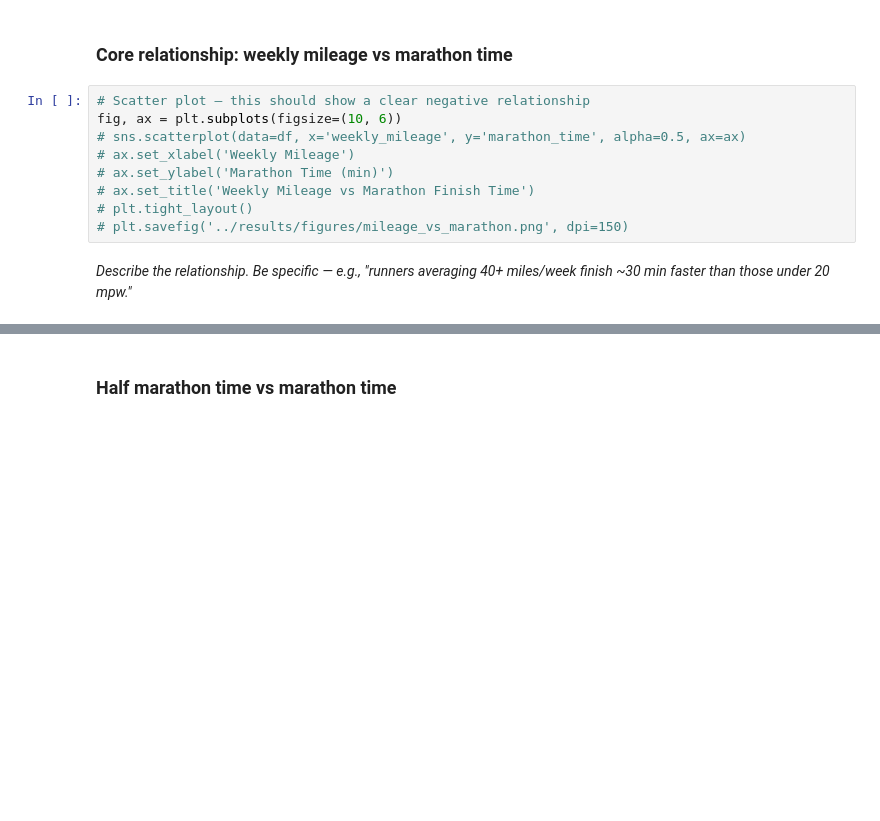
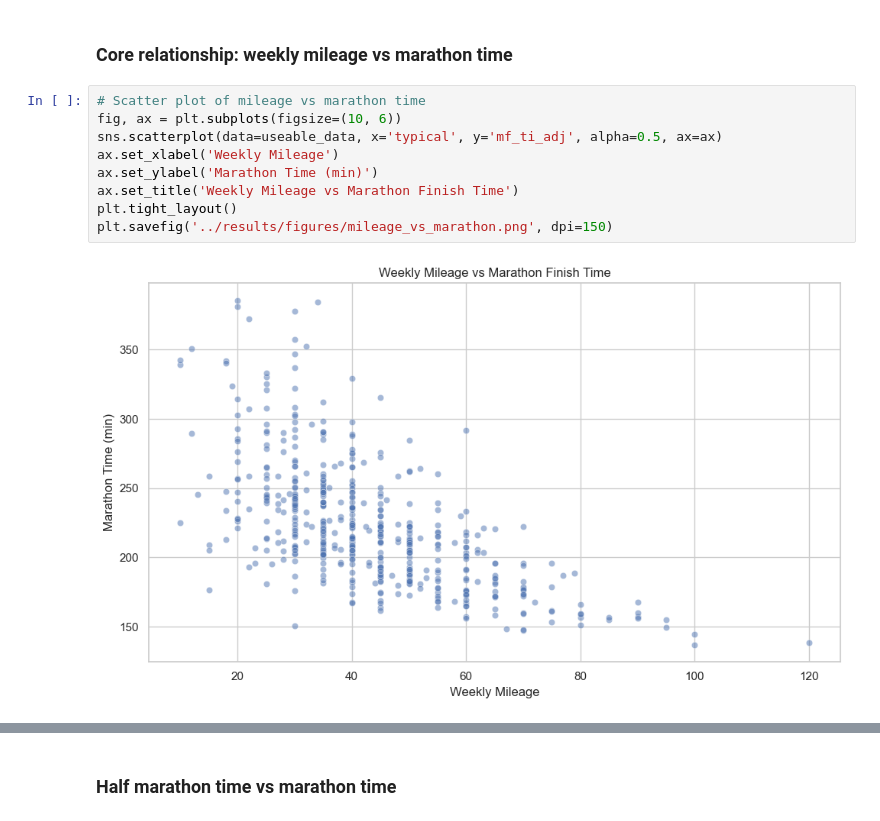
Before and after one commit to jacmil/Marathon-Pace-Predictor, a Jupyter notebook: notebooks/01_data_exploration.ipynb, the cells around one changed output, grey strips where cells are left out. Cells and saved outputs as stored; diff of their text form; blank space fills up the shorter version.

```diff
--- a/notebooks/01_data_exploration.ipynb
+++ b/notebooks/01_data_exploration.ipynb
@@ -160,13 +179,13 @@ fig, ax = plt.subplots(figsize=(10, 5))
 # %% [markdown]
 ### Core relationship: weekly mileage vs marathon time
 # %%
-# Scatter plot — this should show a clear negative relationship
+# Scatter plot of mileage vs marathon time
 fig, ax = plt.subplots(figsize=(10, 6))
-# sns.scatterplot(data=df, x='weekly_mileage', y='marathon_time', alpha=0.5, ax=ax)
-# ax.set_xlabel('Weekly Mileage')
-# ax.set_ylabel('Marathon Time (min)')
-# ax.set_title('Weekly Mileage vs Marathon Finish Time')
-# plt.tight_layout()
-# plt.savefig('../results/figures/mileage_vs_marathon.png', dpi=150)
+sns.scatterplot(data=useable_data, x='typical', y='mf_ti_adj', alpha=0.5, ax=ax)
+ax.set_xlabel('Weekly Mileage')
+ax.set_ylabel('Marathon Time (min)')
+ax.set_title('Weekly Mileage vs Marathon Finish Time')
+plt.tight_layout()
+plt.savefig('../results/figures/mileage_vs_marathon.png', dpi=150)
+# %% [output]
+[figure, added]
-# %% [markdown]
-*Describe the relationship. Be specific — e.g., "runners averaging 40+ miles/week finish ~30 min faster than those under 20 mpw."*
```
Also changed, not shown: parts of 18 cells of this notebook, 1 other file.
